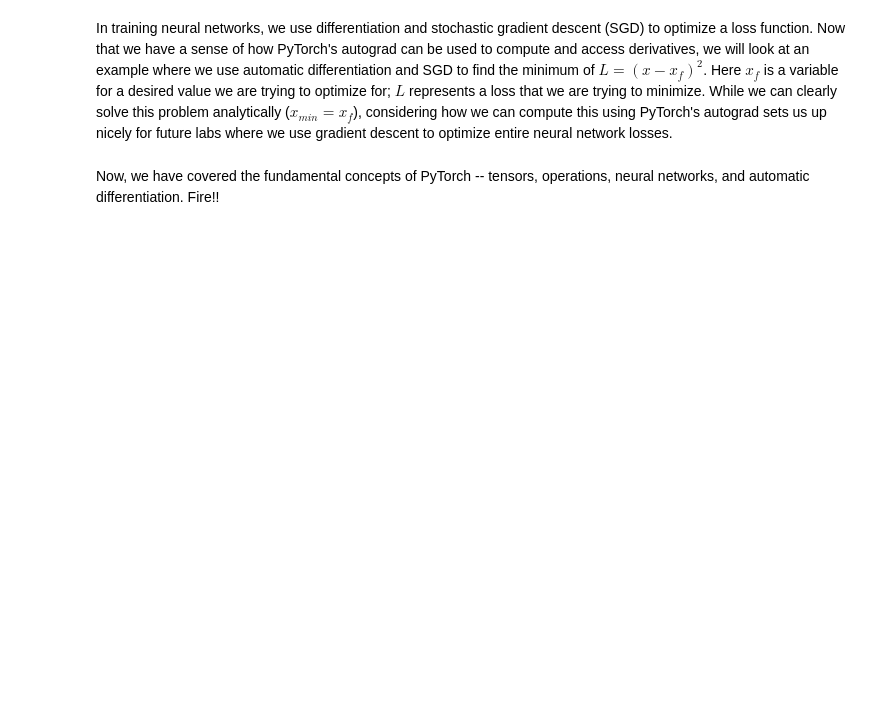
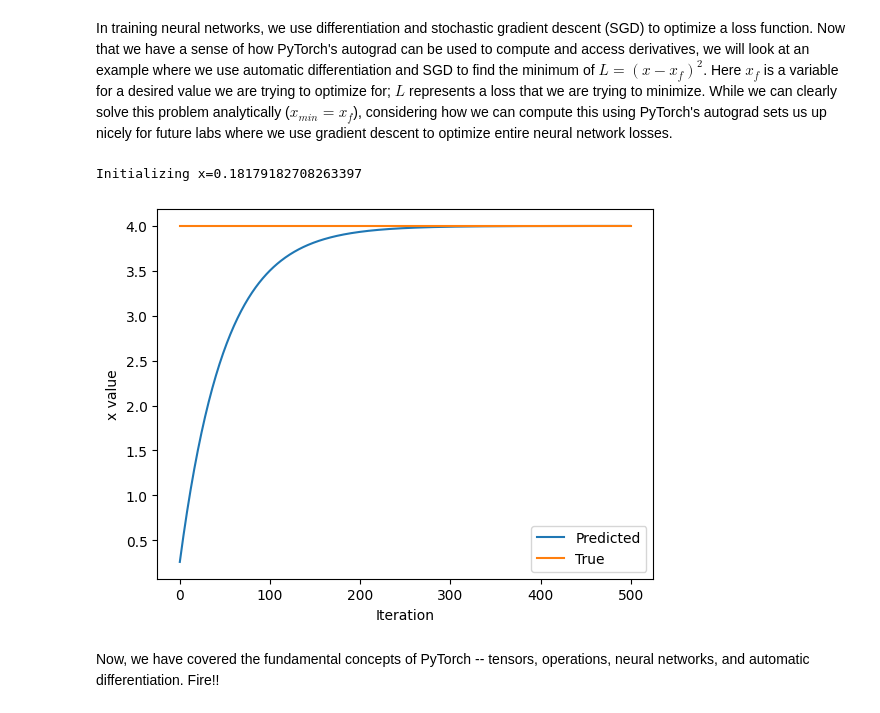
Before and after one commit to Prashanta20/MIT-6.S191-Prashanta, a Jupyter notebook: lab1/PT_Part1_Intro.ipynb, the cells around one changed output. Saved outputs shown, nothing was run; the diff lists cells and outputs as text; code cells hidden in the pictures; blank space fills up the shorter version.

```diff
--- a/lab1/PT_Part1_Intro.ipynb
+++ b/lab1/PT_Part1_Intro.ipynb
@@ -345,33 +347,39 @@ In training neural networks, we use differentiation and stochastic gradient desc
 x = torch.randn(1)
 print(f"Initializing x={x.item()}")
 
 learning_rate = 1e-2  # Learning rate
 history = []
 x_f = 4  # Target value
 
 
 # We will run gradient descent for a number of iterations. At each iteration, we compute the loss,
 #   compute the derivative of the loss with respect to x, and perform the update.
 for i in range(500):
     x = torch.tensor([x], requires_grad=True)
 
     # TODO: Compute the loss as the square of the difference between x and x_f
-    loss = # TODO
+    loss = (x - x_f) ** 2
 
     # Backpropagate through the loss to compute gradients
     loss.backward()
 
     # Update x with gradient descent
     x = x.item() - learning_rate * x.grad
 
     history.append(x.item())
 
 # Plot the evolution of x as we optimize toward x_f!
 plt.plot(history)
 plt.plot([0, 500], [x_f, x_f])
 plt.legend(('Predicted', 'True'))
 plt.xlabel('Iteration')
 plt.ylabel('x value')
 plt.show()
+
+
+# DONE PT 1 - Prashanta Kandel
+# %% [output]
+Initializing x=0.18179182708263397
+[figure, added]
 # %% [markdown]
 Now, we have covered the fundamental concepts of PyTorch -- tensors, operations, neural networks, and automatic differentiation. Fire!!
```
Also changed, not shown: parts of 1 cell of this notebook.
